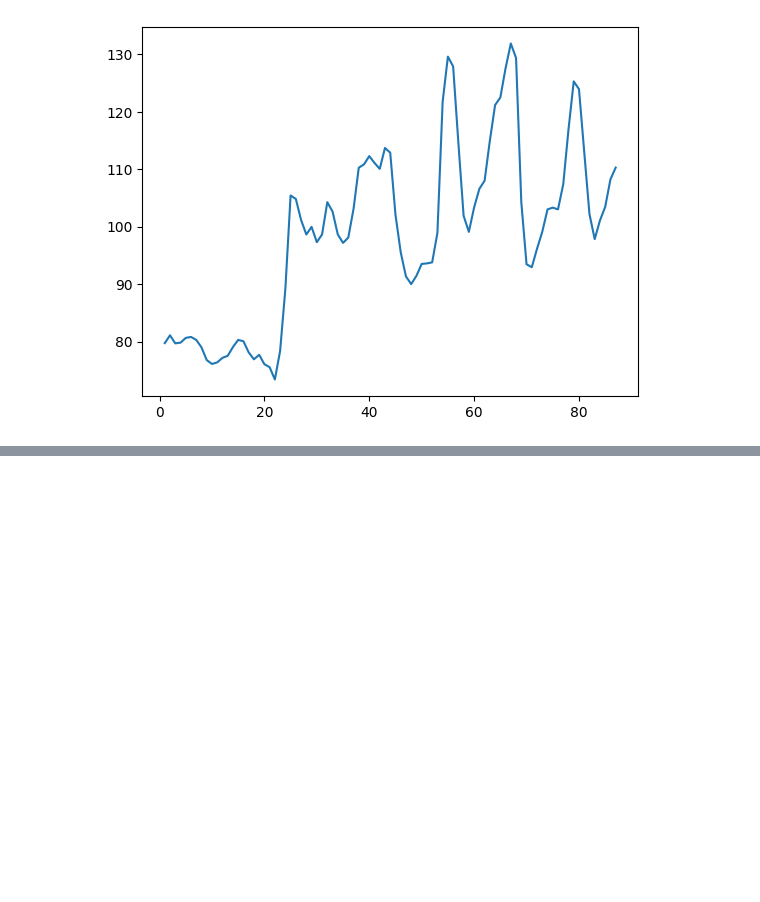
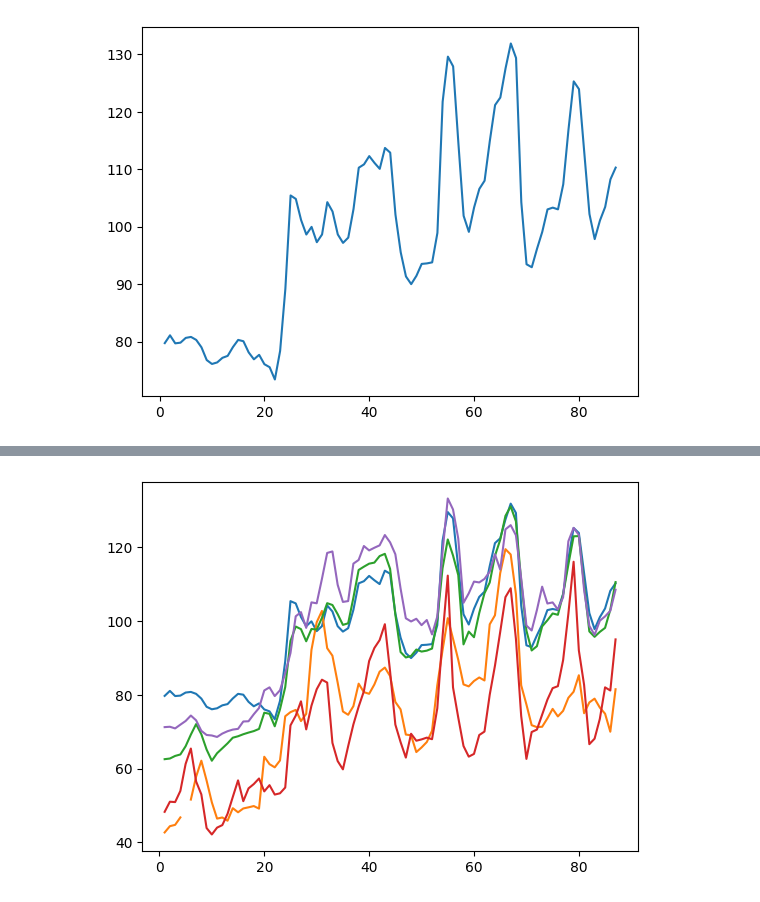
Before and after one commit to Nataliahfk/Python_Data_Science, a Jupyter notebook: Numpy.ipynb, the cells around one changed output, grey strips where cells are left out. Drawn from its saved outputs; the diff is of its cells as text; code cells hidden in the pictures; blank space fills up the shorter version.

```diff
--- a/Numpy.ipynb
+++ b/Numpy.ipynb
@@ -248,0 +260,9 @@ plt.show()
+# %%
+plt.plot(fechas,Moscu)
+plt.plot(fechas,Kaliningrado)
+plt.plot(fechas,Petersburgo)
+plt.plot(fechas,Krasnodar)
+plt.plot(fechas,Ekaterimburgo)
+plt.show()
+# %% [output]
+[figure, added]
```
Also changed, not shown: parts of 3 cells of this notebook.
